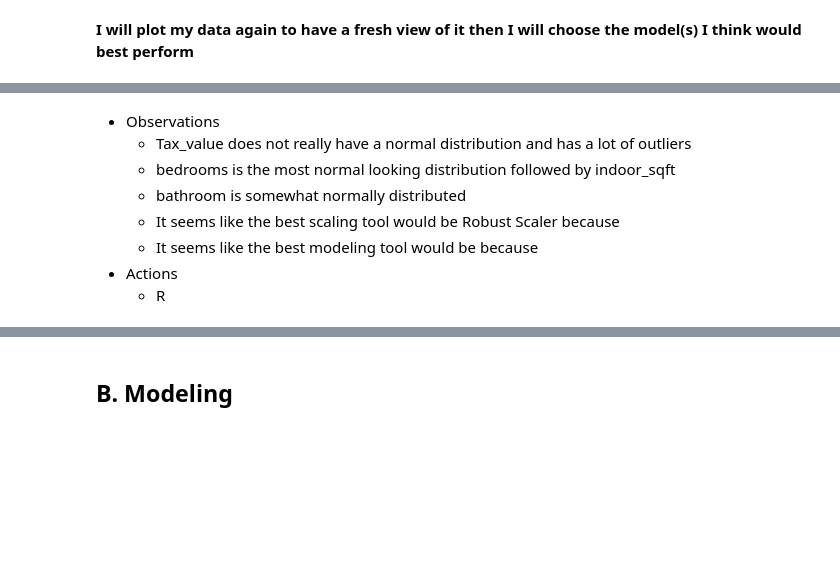
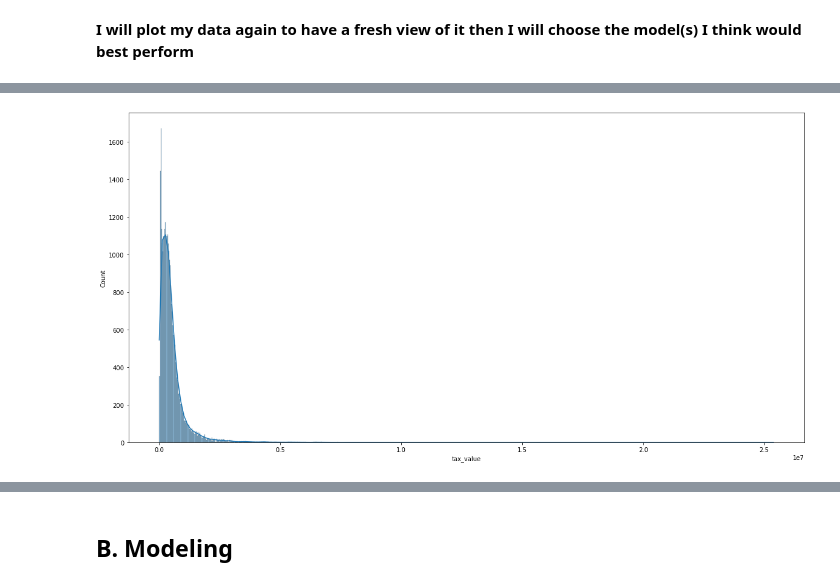
Before and after one commit to Severina7/zillow_project, a Jupyter notebook: zillow_project.ipynb, the cells around one changed output, grey strips where cells are left out. Saved outputs shown, nothing was run; the diff lists cells and outputs as text; code cells hidden in the pictures; blank space fills up the shorter version.

```diff
--- a/zillow_project.ipynb
+++ b/zillow_project.ipynb
@@ -848,9 +827,8 @@ sns.countplot(x='bathrooms', data=houses)
-# %% [markdown]
-* Observations
-    - Tax_value does not really have a normal distribution and has a lot of outliers
-    - bedrooms is the most normal looking distribution followed by indoor_sqft
-    - bathroom is somewhat normally distributed
-    - It seems like the best scaling tool would be Robust Scaler because
-    - It seems like the best modeling tool would be because
-* Actions
-    - R
+# %%
+Plotting a histogram with
+
+plt.figure(figsize=(20, 10))
+sns.histplot(train.tax_value, kde=True)
+plt.show()
+# %% [output]
+[figure, added]
```
Also changed, not shown: parts of 26 cells of this notebook, 1 other file.
